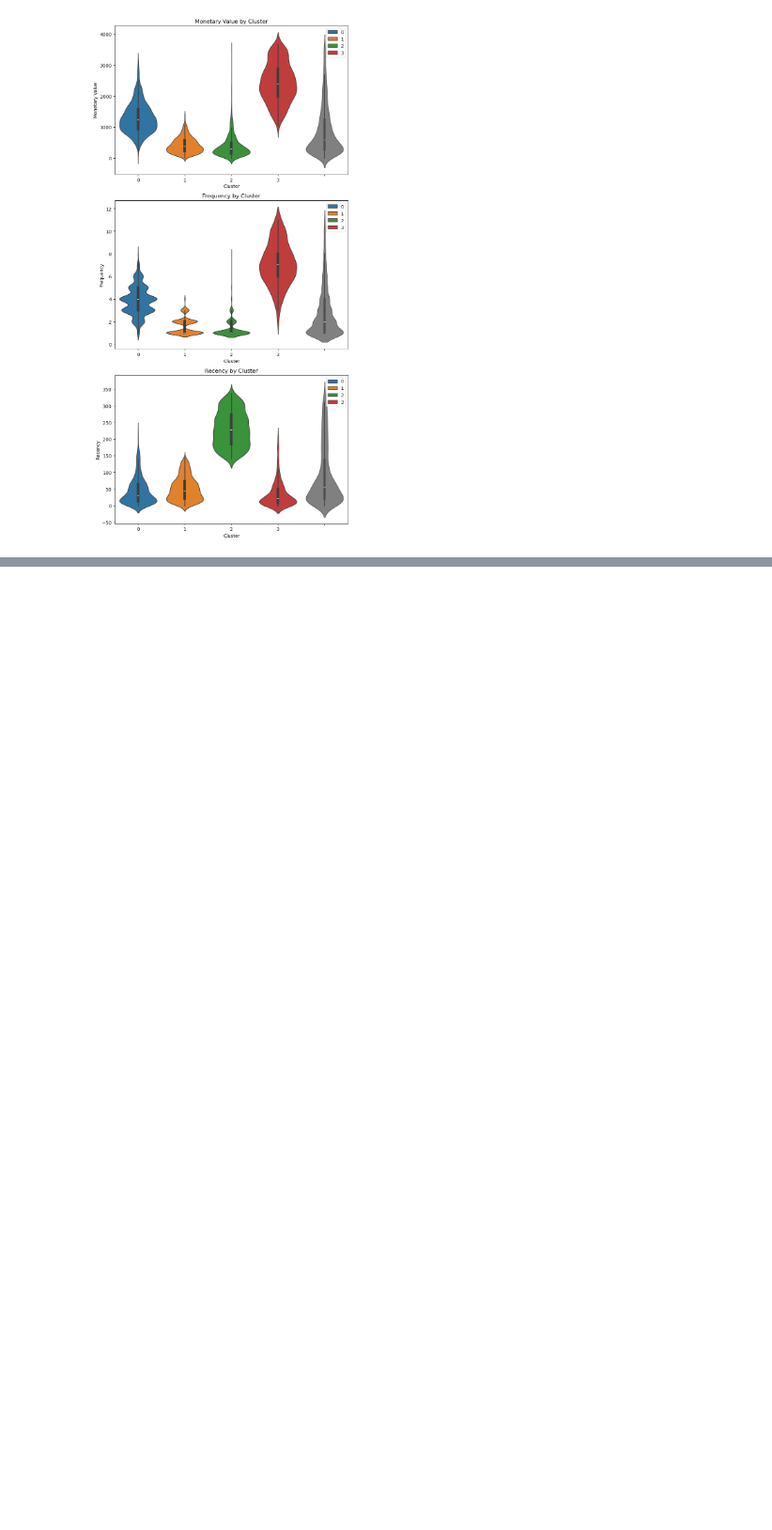
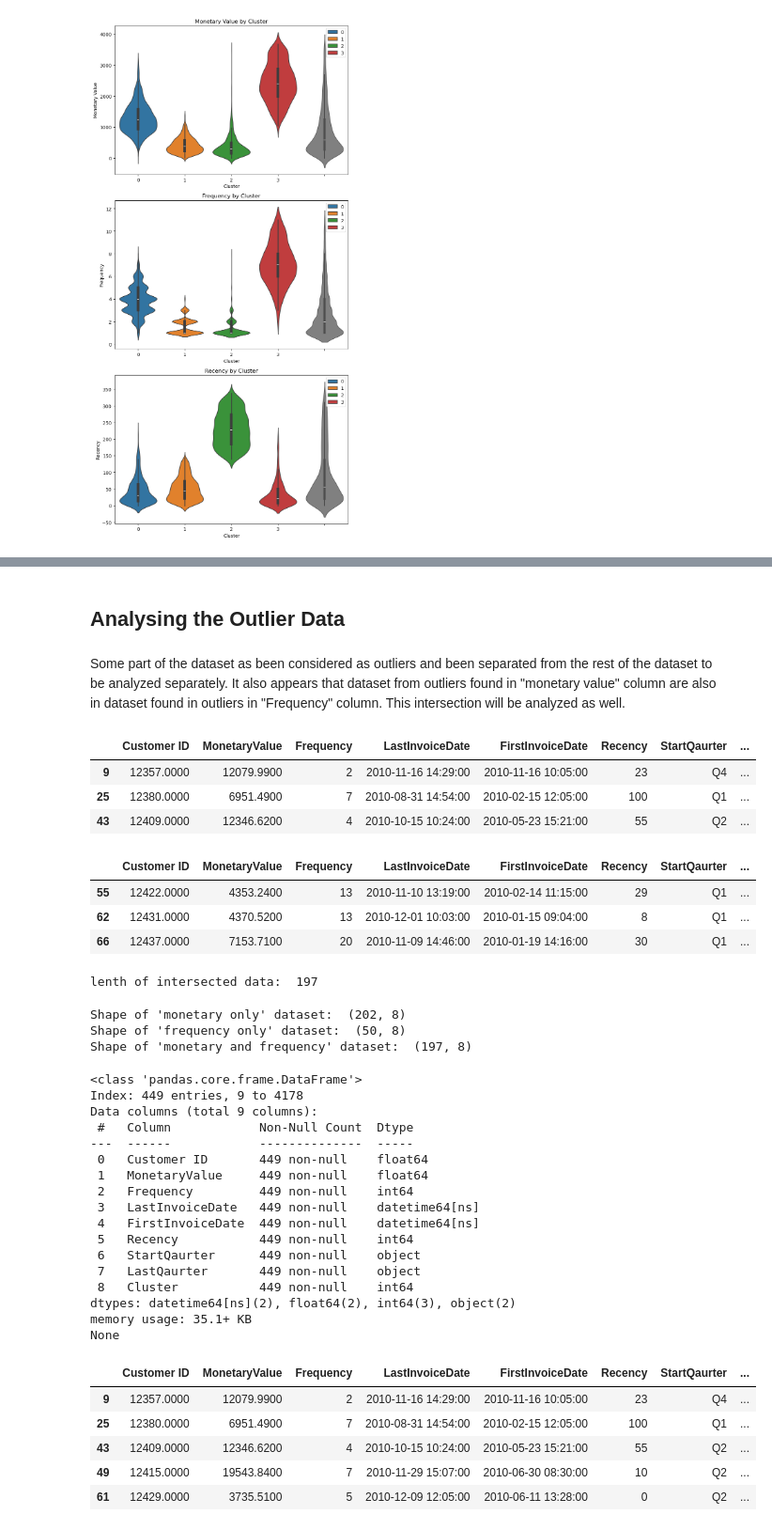
Before and after one commit to Tobiodedere1211/customer-segmentation-with-KMeans, a Jupyter notebook: RFM-Analysis.ipynb, the cells around one changed output, grey strips where cells are left out. Shown at 94% size. Cells and saved outputs as stored; diff of their text form; code cells hidden in the pictures; blank space fills up the shorter version.

```diff
--- a/RFM-Analysis.ipynb
+++ b/RFM-Analysis.ipynb
@@ -696,0 +684,24 @@ no changes added to commit (use "git add" and/or "git commit -a")
+# %% [markdown]
+## Analysing the Outlier Data
+# %% [markdown]
+Some part of the dataset as been considered as outliers and been separated from the rest of the dataset to be analyzed separately. It also appears that dataset from outliers found in "monetary value" column are also in dataset found in outliers in "Frequency" column. This intersection will be analyzed as well.
+# %%
+Monetary_outlier_df.head(3)
+# %% [output]
+|  | Customer ID | MonetaryValue | Frequency | LastInvoiceDate | FirstInvoiceDate | Recency | StartQaurter | ... |
+| 9 | 12357.0000 | 12079.9900 | 2 | 2010-11-16 14:29:00 | 2010-11-16 10:05:00 | 23 | Q4 | ... |
+| 25 | 12380.0000 | 6951.4900 | 7 | 2010-08-31 14:54:00 | 2010-02-15 12:05:00 | 100 | Q1 | ... |
+| 43 | 12409.0000 | 12346.6200 | 4 | 2010-10-15 10:24:00 | 2010-05-23 15:21:00 | 55 | Q2 | ... |
+# %%
+Frequency_outlier_df.head(3)
+# %% [output]
+|  | Customer ID | MonetaryValue | Frequency | LastInvoiceDate | FirstInvoiceDate | Recency | StartQaurter | ... |
+| 55 | 12422.0000 | 4353.2400 | 13 | 2010-11-10 13:19:00 | 2010-02-14 11:15:00 | 29 | Q1 | ... |
+| 62 | 12431.0000 | 4370.5200 | 13 | 2010-12-01 10:03:00 | 2010-01-15 09:04:00 | 8 | Q1 | ... |
+| 66 | 12437.0000 | 7153.7100 | 20 | 2010-11-09 14:46:00 | 2010-01-19 14:16:00 | 30 | Q1 | ... |
+# %%
+# getting dataset where intersection occures between Monetary_outlier_df and Frequency_outlier_df
+intersect_indices = Monetary_outlier_df.index.intersection(Frequency_outlier_df.index)
+print("lenth of intersected data: ", len(intersct_indices))
+# %% [output]
+lenth of intersected data:  197
@@ -696,0 +712,8 @@ no changes added to commit (use "git add" and/or "git commit -a")
+# %%
+print("Shape of 'monetary only' dataset: ", monetary_only.shape)
+print("Shape of 'frequency only' dataset: ", frequency_only.shape)
+print("Shape of 'monetary and frequency' dataset: ", monetary_and_frequency.shape)
+# %% [output]
+Shape of 'monetary only' dataset:  (202, 8)
+Shape of 'frequency only' dataset:  (50, 8)
+Shape of 'monetary and frequency' dataset:  (197, 8)
@@ -696,0 +727,27 @@ no changes added to commit (use "git add" and/or "git commit -a")
+# %%
+print(outlier_cluster_df.info())
+outlier_cluster_df.head()
+# %% [output]
+<class 'pandas.core.frame.DataFrame'>
+Index: 449 entries, 9 to 4178
+Data columns (total 9 columns):
+ #   Column            Non-Null Count  Dtype
+---  ------            --------------  -----
+ 0   Customer ID       449 non-null    float64
+ 1   MonetaryValue     449 non-null    float64
+ 2   Frequency         449 non-null    int64
+ 3   LastInvoiceDate   449 non-null    datetime64[ns]
+ 4   FirstInvoiceDate  449 non-null    datetime64[ns]
+ 5   Recency           449 non-null    int64
+ 6   StartQaurter      449 non-null    object
+ 7   LastQaurter       449 non-null    object
+ 8   Cluster           449 non-null    int64
+dtypes: datetime64[ns](2), float64(2), int64(3), object(2)
+memory usage: 35.1+ KB
+None
+|  | Customer ID | MonetaryValue | Frequency | LastInvoiceDate | FirstInvoiceDate | Recency | StartQaurter | ... |
+| 9 | 12357.0000 | 12079.9900 | 2 | 2010-11-16 14:29:00 | 2010-11-16 10:05:00 | 23 | Q4 | ... |
+| 25 | 12380.0000 | 6951.4900 | 7 | 2010-08-31 14:54:00 | 2010-02-15 12:05:00 | 100 | Q1 | ... |
+| 43 | 12409.0000 | 12346.6200 | 4 | 2010-10-15 10:24:00 | 2010-05-23 15:21:00 | 55 | Q2 | ... |
+| 49 | 12415.0000 | 19543.8400 | 7 | 2010-11-29 15:07:00 | 2010-06-30 08:30:00 | 10 | Q2 | ... |
+| 61 | 12429.0000 | 3735.5100 | 5 | 2010-12-09 12:05:00 | 2010-06-11 13:28:00 | 0 | Q2 | ... |
```
Also changed, not shown: parts of 7 cells of this notebook.
